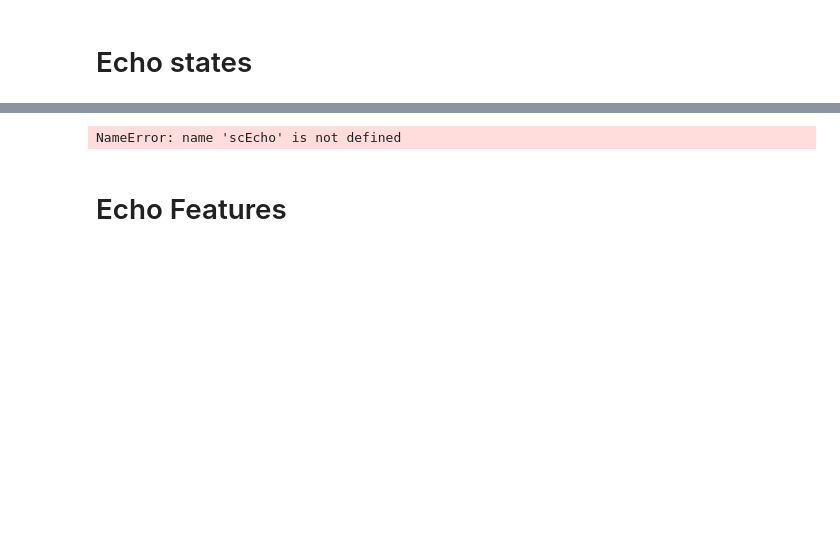
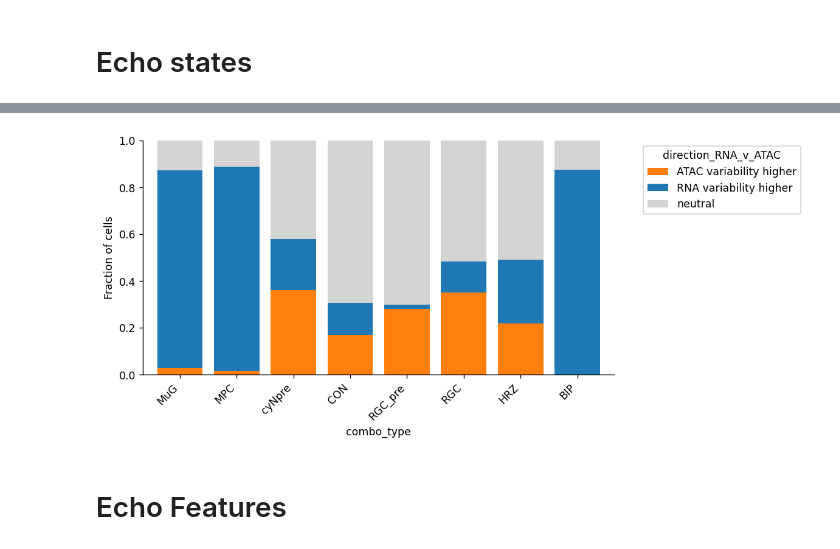
Before and after one commit to settylab/scEcho, a Jupyter notebook: notebooks/example.ipynb, the cells around one changed output, grey strips where cells are left out. Saved outputs shown, nothing was run; the diff lists cells and outputs as text; code cells hidden in the pictures; blank space fills up the shorter version.

```diff
--- a/notebooks/example.ipynb
+++ b/notebooks/example.ipynb
@@ -69,6 +113,6 @@ l_plot = scEcho.plotting.linked_plot(retina_ad,
 # %%
-pbar = scEcho.plotting.plot_direction_fractions(retina_rna, obs_col = "combo_type", figsize=(8, 4))
+pbar = scEcho.plotting.plot_direction_fractions(retina_ad, obs_col = "combo_type", figsize=(8, 4))
 # %% [output]
-NameError: name 'scEcho' is not defined
+[figure, added]
 # %% [markdown]
 # Echo Features
```
Also changed, not shown: parts of 19 cells of this notebook, 2 other files.
